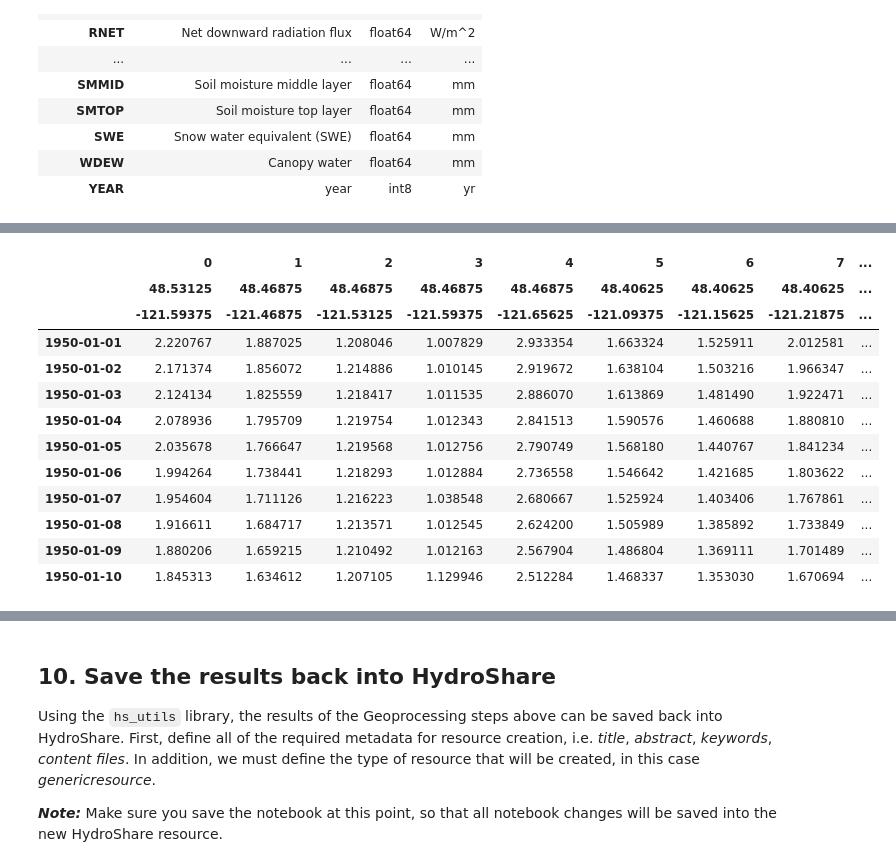
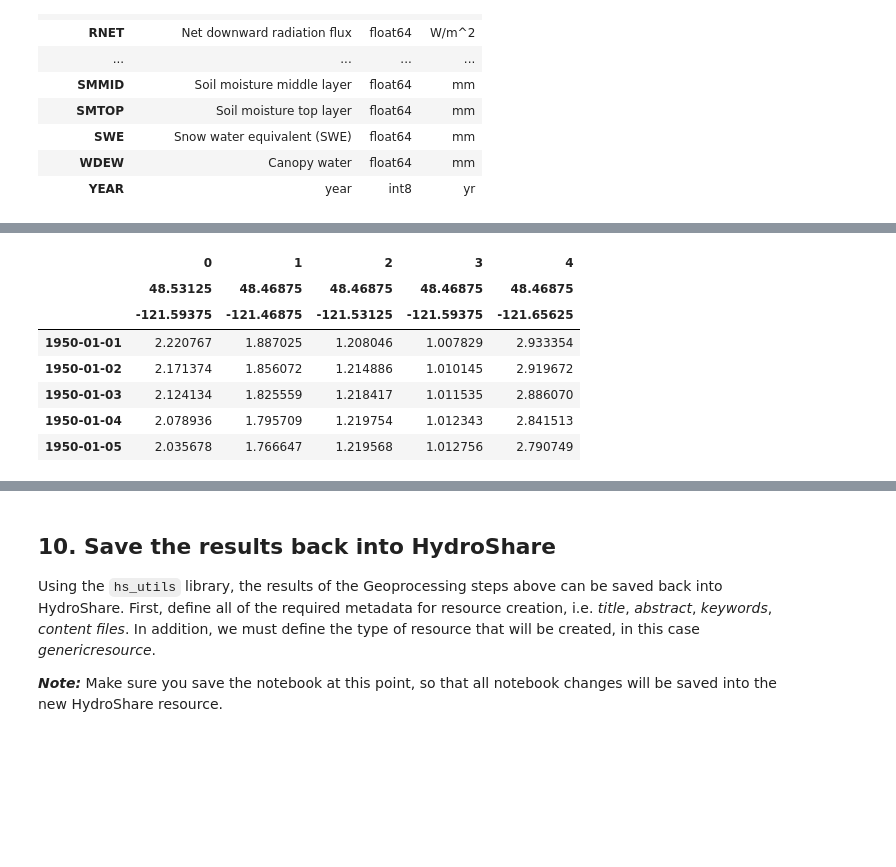
Before and after one commit to Freshwater-Initiative/Observatory, a Jupyter notebook: tutorials/Observatory_usecase4_exceedanceprob.ipynb, the cells around one changed output, grey strips where cells are left out. Cells and saved outputs as stored; diff of their text form; code cells hidden in the pictures; blank space fills up the shorter version.

```diff
--- a/tutorials/Observatory_usecase4_exceedanceprob.ipynb
+++ b/tutorials/Observatory_usecase4_exceedanceprob.ipynb
@@ -280,25 +293,16 @@ ltm['STREAMFLOW_dailyvic_livneh2015'].iloc[:10,:10]
 # %%
-# # correct the units from mm/day to mm/s
-# ltm['STREAMFLOW_dailyvic_livneh2015'] = ltm['STREAMFLOW_dailyvic_livneh2015']/(24*60*60)
-# ltm['STREAMFLOW_dailyvic_livneh2015'].iloc[:10,:10]
-
-# correct the units from mm/s to mm/day
+# transform units from mm/s to mm/day
 ltm['STREAMFLOW_dailyvic_livneh2013'] = ltm['STREAMFLOW_dailyvic_livneh2013']*(24*60*60)
-ltm['STREAMFLOW_dailyvic_livneh2013'].iloc[:10,:10]
+ltm['STREAMFLOW_dailyvic_livneh2013'].iloc[:5,:5]
 # %% [output]
-|  | 0 | 1 | 2 | 3 | 4 | 5 | 6 | 7 | ... |
-|  | 48.53125 | 48.46875 | 48.46875 | 48.46875 | 48.46875 | 48.40625 | 48.40625 | 48.40625 | ... |
-|  | -121.59375 | -121.46875 | -121.53125 | -121.59375 | -121.65625 | -121.09375 | -121.15625 | -121.21875 | ... |
-| 1950-01-01 | 2.220767 | 1.887025 | 1.208046 | 1.007829 | 2.933354 | 1.663324 | 1.525911 | 2.012581 | ... |
-| 1950-01-02 | 2.171374 | 1.856072 | 1.214886 | 1.010145 | 2.919672 | 1.638104 | 1.503216 | 1.966347 | ... |
-| 1950-01-03 | 2.124134 | 1.825559 | 1.218417 | 1.011535 | 2.886070 | 1.613869 | 1.481490 | 1.922471 | ... |
-| 1950-01-04 | 2.078936 | 1.795709 | 1.219754 | 1.012343 | 2.841513 | 1.590576 | 1.460688 | 1.880810 | ... |
-| 1950-01-05 | 2.035678 | 1.766647 | 1.219568 | 1.012756 | 2.790749 | 1.568180 | 1.440767 | 1.841234 | ... |
-| 1950-01-06 | 1.994264 | 1.738441 | 1.218293 | 1.012884 | 2.736558 | 1.546642 | 1.421685 | 1.803622 | ... |
-| 1950-01-07 | 1.954604 | 1.711126 | 1.216223 | 1.038548 | 2.680667 | 1.525924 | 1.403406 | 1.767861 | ... |
-| 1950-01-08 | 1.916611 | 1.684717 | 1.213571 | 1.012545 | 2.624200 | 1.505989 | 1.385892 | 1.733849 | ... |
-| 1950-01-09 | 1.880206 | 1.659215 | 1.210492 | 1.012163 | 2.567904 | 1.486804 | 1.369111 | 1.701489 | ... |
-| 1950-01-10 | 1.845313 | 1.634612 | 1.207105 | 1.129946 | 2.512284 | 1.468337 | 1.353030 | 1.670694 | ... |
+|  | 0 | 1 | 2 | 3 | 4 |
+|  | 48.53125 | 48.46875 | 48.46875 | 48.46875 | 48.46875 |
+|  | -121.59375 | -121.46875 | -121.53125 | -121.59375 | -121.65625 |
+| 1950-01-01 | 2.220767 | 1.887025 | 1.208046 | 1.007829 | 2.933354 |
+| 1950-01-02 | 2.171374 | 1.856072 | 1.214886 | 1.010145 | 2.919672 |
+| 1950-01-03 | 2.124134 | 1.825559 | 1.218417 | 1.011535 | 2.886070 |
+| 1950-01-04 | 2.078936 | 1.795709 | 1.219754 | 1.012343 | 2.841513 |
+| 1950-01-05 | 2.035678 | 1.766647 | 1.219568 | 1.012756 | 2.790749 |
 # %%
 # # compute the mean gridded cell area
 # gcSA, gcSA_sd = ogh.computeGCSurfaceArea(shapefile=sauk,
```
Also changed, not shown: parts of 7 cells of this notebook.
